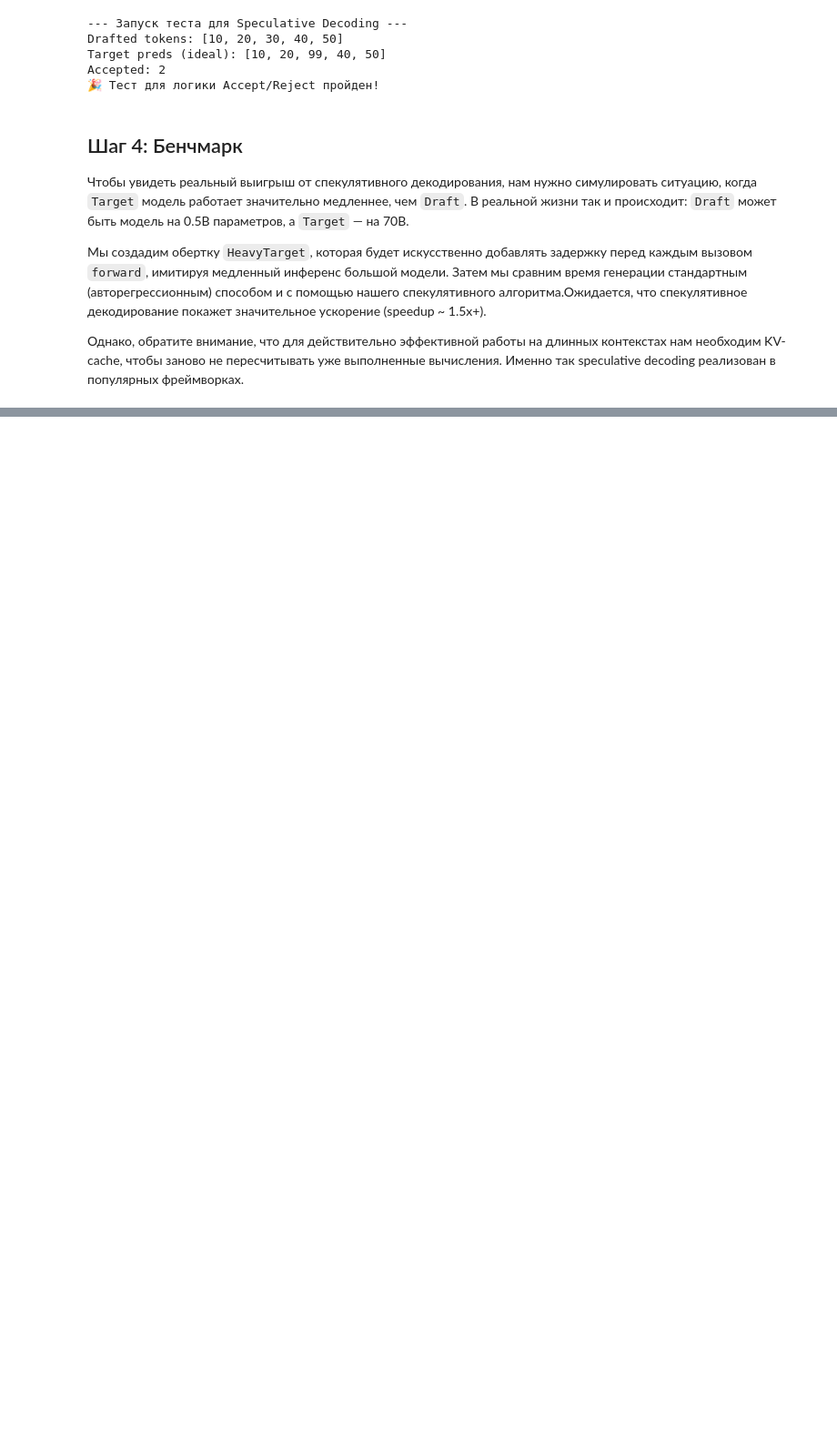
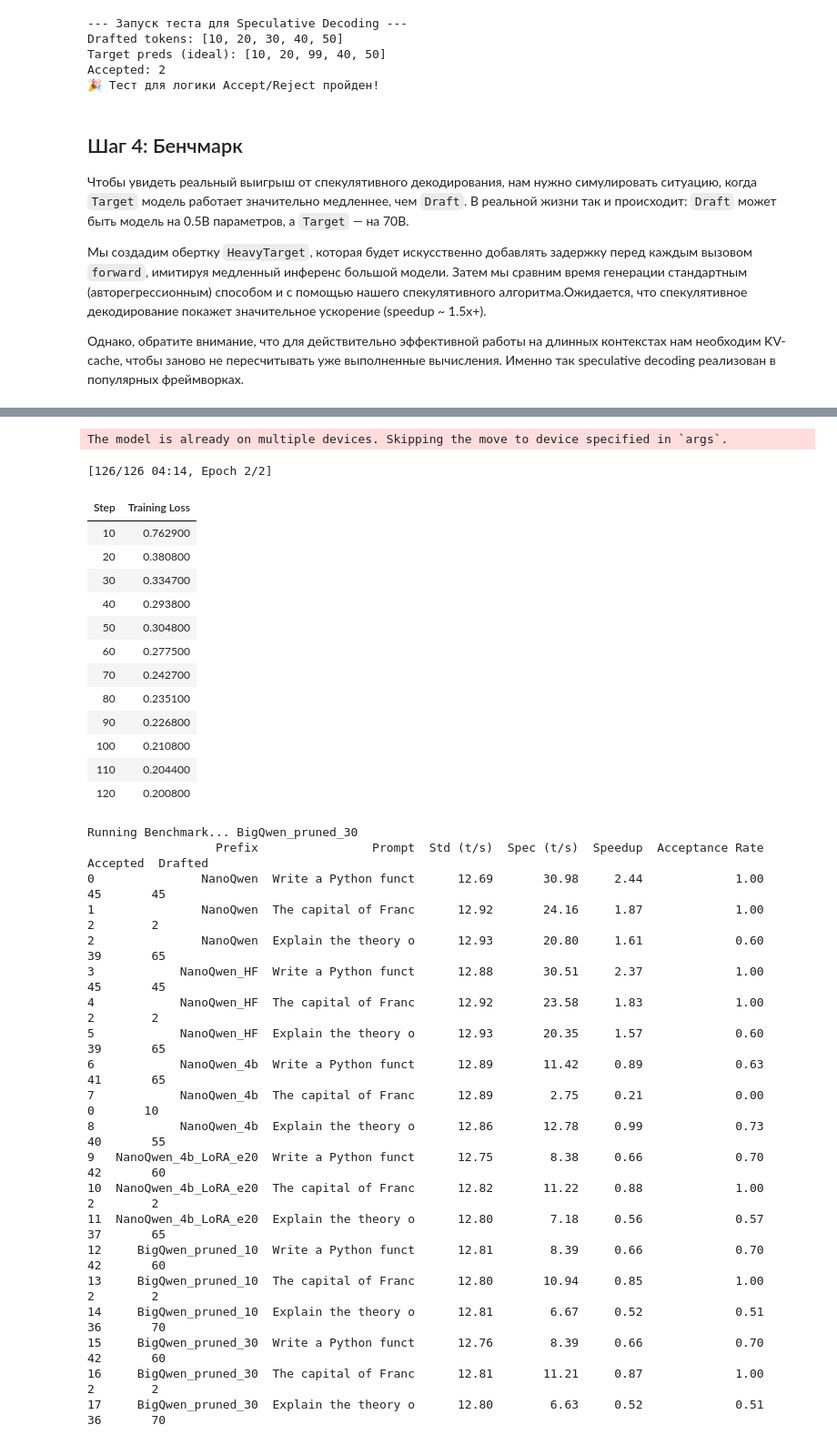
Before and after one commit to psaw/NLP-course, a Jupyter notebook: 10.Engineering_tricks/homework/NLP-2_hw_1.ipynb, the cells around one changed output, grey strips where cells are left out. Shown: that part at 91% size. Saved outputs shown, nothing was run; the diff lists cells and outputs as text; code cells hidden in the pictures; blank space fills up the shorter version.

```diff
--- a/10.Engineering_tricks/homework/NLP-2_hw_1.ipynb
+++ b/10.Engineering_tricks/homework/NLP-2_hw_1.ipynb
@@ -887,0 +1511,42 @@ Running Benchmark...
+# %%
+# Еще 20% - понятно, что это не 10%+20%=30%, но тем не менее...
+target_pruned = prune_model_20p(target_pruned, amount=0.2)
+target_pruned = train_pruned_model(target_pruned, epochs=2)
+# Запускаем бенчмарк
+results = benchmark_speculative_sampling(draft_model_lora, target_model, tokenizer, results, prefix_text="BigQwen_pruned_30")
+# %% [output]
+The model is already on multiple devices. Skipping the move to device specified in `args`.
+[126/126 04:14, Epoch 2/2]
+| Step | Training Loss |
+| 10 | 0.762900 |
+| 20 | 0.380800 |
+| 30 | 0.334700 |
+| 40 | 0.293800 |
+| 50 | 0.304800 |
+| 60 | 0.277500 |
+| 70 | 0.242700 |
+| 80 | 0.235100 |
+| 90 | 0.226800 |
+| 100 | 0.210800 |
+| 110 | 0.204400 |
+| 120 | 0.200800 |
+Running Benchmark... BigQwen_pruned_30
+                  Prefix                Prompt  Std (t/s)  Spec (t/s)  Speedup  Acceptance Rate  Accepted  Drafted
+0               NanoQwen  Write a Python funct      12.69       30.98     2.44             1.00        45       45
+1               NanoQwen  The capital of Franc      12.92       24.16     1.87             1.00         2        2
+2               NanoQwen  Explain the theory o      12.93       20.80     1.61             0.60        39       65
+3            NanoQwen_HF  Write a Python funct      12.88       30.51     2.37             1.00        45       45
+4            NanoQwen_HF  The capital of Franc      12.92       23.58     1.83             1.00         2        2
+5            NanoQwen_HF  Explain the theory o      12.93       20.35     1.57             0.60        39       65
+6            NanoQwen_4b  Write a Python funct      12.89       11.42     0.89             0.63        41       65
+7            NanoQwen_4b  The capital of Franc      12.89        2.75     0.21             0.00         0       10
+8            NanoQwen_4b  Explain the theory o      12.86       12.78     0.99             0.73        40       55
+9   NanoQwen_4b_LoRA_e20  Write a Python funct      12.75        8.38     0.66             0.70        42       60
+10  NanoQwen_4b_LoRA_e20  The capital of Franc      12.82       11.22     0.88             1.00         2        2
+11  NanoQwen_4b_LoRA_e20  Explain the theory o      12.80        7.18     0.56             0.57        37       65
+12     BigQwen_pruned_10  Write a Python funct      12.81        8.39     0.66             0.70        42       60
+13     BigQwen_pruned_10  The capital of Franc      12.80       10.94     0.85             1.00         2        2
+14     BigQwen_pruned_10  Explain the theory o      12.81        6.67     0.52             0.51        36       70
+15     BigQwen_pruned_30  Write a Python funct      12.76        8.39     0.66             0.70        42       60
+16     BigQwen_pruned_30  The capital of Franc      12.81       11.21     0.87             1.00         2        2
+17     BigQwen_pruned_30  Explain the theory o      12.80        6.63     0.52             0.51        36       70
```
Also changed, not shown: parts of 43 cells of this notebook, 3 other files.
